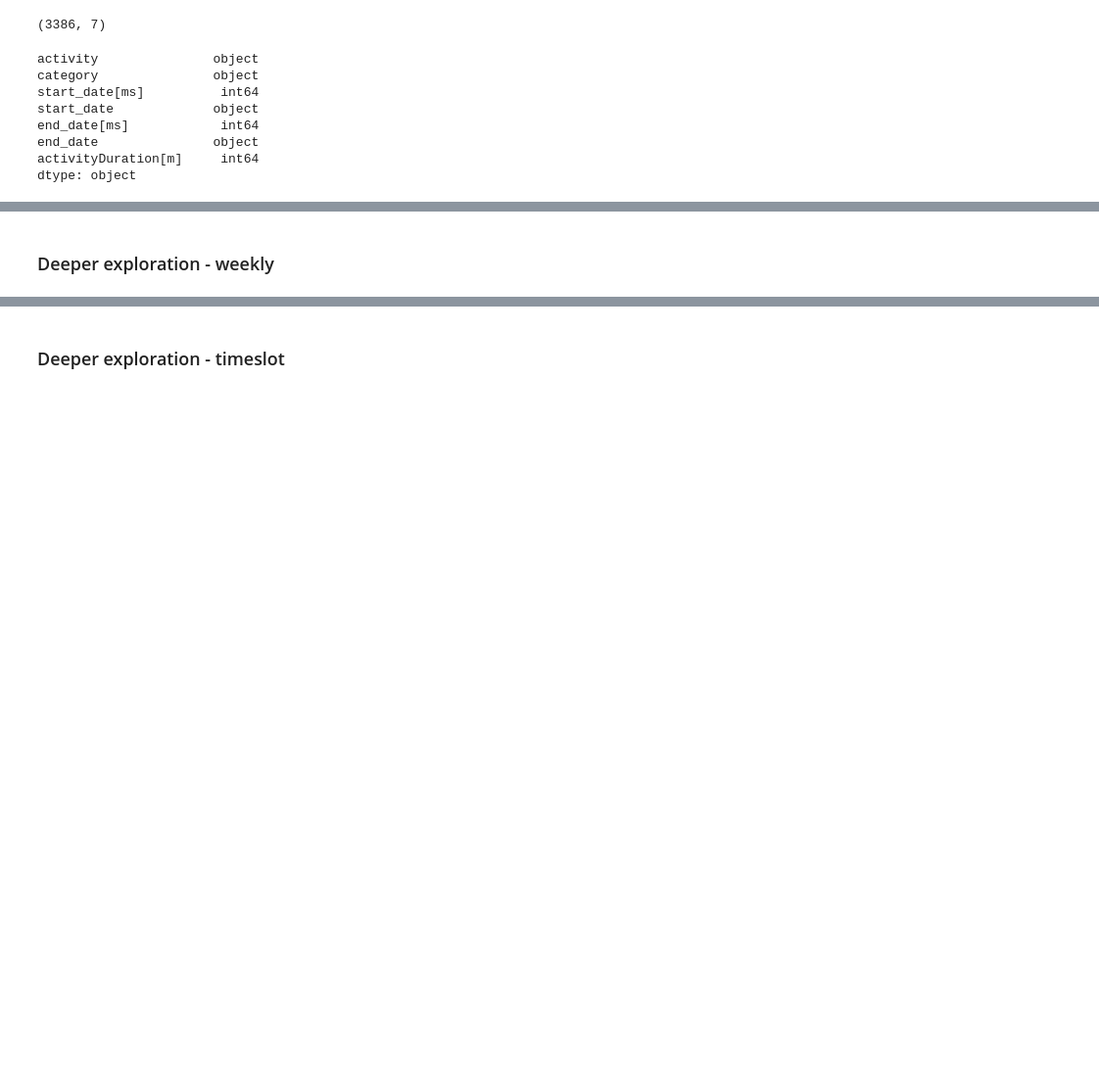
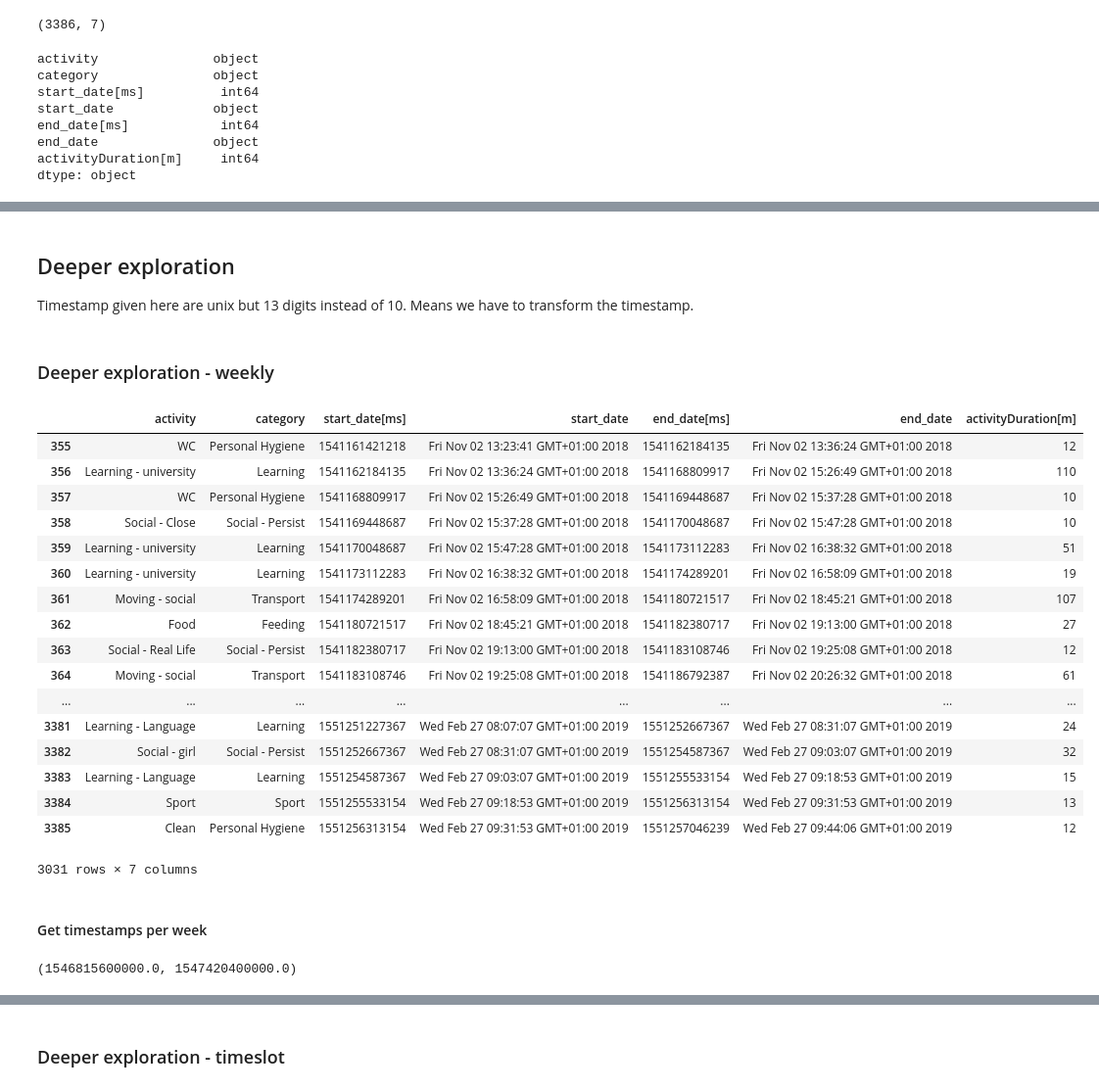
Before and after one commit to FollowJack/machine-learning-masterclass, a Jupyter notebook: project_10_activity_analysis/04_base_table_creation_time_slots.ipynb, the cells around one changed output, grey strips where cells are left out. Shown at 98% size. Drawn from its saved outputs; the diff is of its cells as text; code cells hidden in the pictures; blank space fills up the shorter version.

```diff
--- a/project_10_activity_analysis/04_base_table_creation_time_slots.ipynb
+++ b/project_10_activity_analysis/04_base_table_creation_time_slots.ipynb
@@ -66,11 +52,34 @@ df[200:333]
+# %% [markdown]
+## Deeper exploration
+Timestamp given here are unix but 13 digits instead of 10. Means we have to transform the timestamp.
 # %% [markdown]
 ### Deeper exploration - weekly
 # %%
 def get_data_by(data, timestamp_start, timestamp_end):
-
-    # TODO filter
-    return data
+    return data[(data['start_date[ms]']  >= timestamp_start) &
+                (data['end_date[ms]']  <= timestamp_end)]
 # %%
-start = 0
-end = 1
+start = 1541159273005
+end =   1551373190000
 get_data_by(df, start, end)
+# %% [output]
+|  | activity | category | start_date[ms] | start_date | end_date[ms] | end_date | activityDuration[m] |
+| 355 | WC | Personal Hygiene | 1541161421218 | Fri Nov 02 13:23:41 GMT+01:00 2018 | 1541162184135 | Fri Nov 02 13:36:24 GMT+01:00 2018 | 12 |
+| 356 | Learning - university | Learning | 1541162184135 | Fri Nov 02 13:36:24 GMT+01:00 2018 | 1541168809917 | Fri Nov 02 15:26:49 GMT+01:00 2018 | 110 |
+| 357 | WC | Personal Hygiene | 1541168809917 | Fri Nov 02 15:26:49 GMT+01:00 2018 | 1541169448687 | Fri Nov 02 15:37:28 GMT+01:00 2018 | 10 |
+| 358 | Social - Close | Social - Persist | 1541169448687 | Fri Nov 02 15:37:28 GMT+01:00 2018 | 1541170048687 | Fri Nov 02 15:47:28 GMT+01:00 2018 | 10 |
+| 359 | Learning - university | Learning | 1541170048687 | Fri Nov 02 15:47:28 GMT+01:00 2018 | 1541173112283 | Fri Nov 02 16:38:32 GMT+01:00 2018 | 51 |
+| 360 | Learning - university | Learning | 1541173112283 | Fri Nov 02 16:38:32 GMT+01:00 2018 | 1541174289201 | Fri Nov 02 16:58:09 GMT+01:00 2018 | 19 |
+| 361 | Moving - social | Transport | 1541174289201 | Fri Nov 02 16:58:09 GMT+01:00 2018 | 1541180721517 | Fri Nov 02 18:45:21 GMT+01:00 2018 | 107 |
+| 362 | Food | Feeding | 1541180721517 | Fri Nov 02 18:45:21 GMT+01:00 2018 | 1541182380717 | Fri Nov 02 19:13:00 GMT+01:00 2018 | 27 |
+| 363 | Social - Real Life | Social - Persist | 1541182380717 | Fri Nov 02 19:13:00 GMT+01:00 2018 | 1541183108746 | Fri Nov 02 19:25:08 GMT+01:00 2018 | 12 |
+| 364 | Moving - social | Transport | 1541183108746 | Fri Nov 02 19:25:08 GMT+01:00 2018 | 1541186792387 | Fri Nov 02 20:26:32 GMT+01:00 2018 | 61 |
+| ... | ... | ... | ... | ... | ... | ... | ... |
+| 3381 | Learning - Language | Learning | 1551251227367 | Wed Feb 27 08:07:07 GMT+01:00 2019 | 1551252667367 | Wed Feb 27 08:31:07 GMT+01:00 2019 | 24 |
+| 3382 | Social - girl | Social - Persist | 1551252667367 | Wed Feb 27 08:31:07 GMT+01:00 2019 | 1551254587367 | Wed Feb 27 09:03:07 GMT+01:00 2019 | 32 |
+| 3383 | Learning - Language | Learning | 1551254587367 | Wed Feb 27 09:03:07 GMT+01:00 2019 | 1551255533154 | Wed Feb 27 09:18:53 GMT+01:00 2019 | 15 |
+| 3384 | Sport | Sport | 1551255533154 | Wed Feb 27 09:18:53 GMT+01:00 2019 | 1551256313154 | Wed Feb 27 09:31:53 GMT+01:00 2019 | 13 |
+| 3385 | Clean | Personal Hygiene | 1551256313154 | Wed Feb 27 09:31:53 GMT+01:00 2019 | 1551257046239 | Wed Feb 27 09:44:06 GMT+01:00 2019 | 12 |
+3031 rows × 7 columns
+# %% [markdown]
+#### Get timestamps per week
@@ -76,0 +97,7 @@ get_data_by(df, start, end)
+# %%
+week = 1
+year = 2019
+timestamps_week = get_timestamps_for_week(week,year)
+timestamps_week
+# %% [output]
+(1546815600000.0, 1547420400000.0)
```
Also changed, not shown: parts of 19 cells of this notebook, 1 other file.
